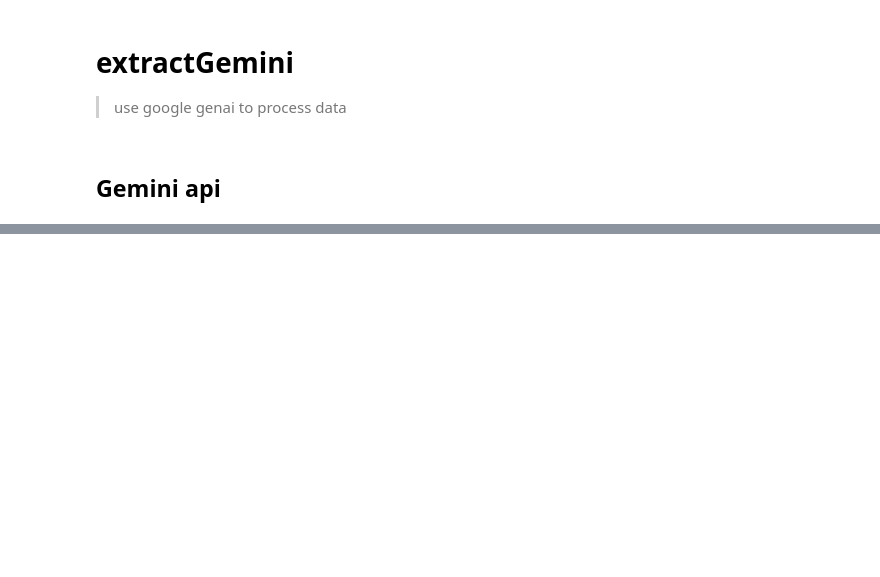
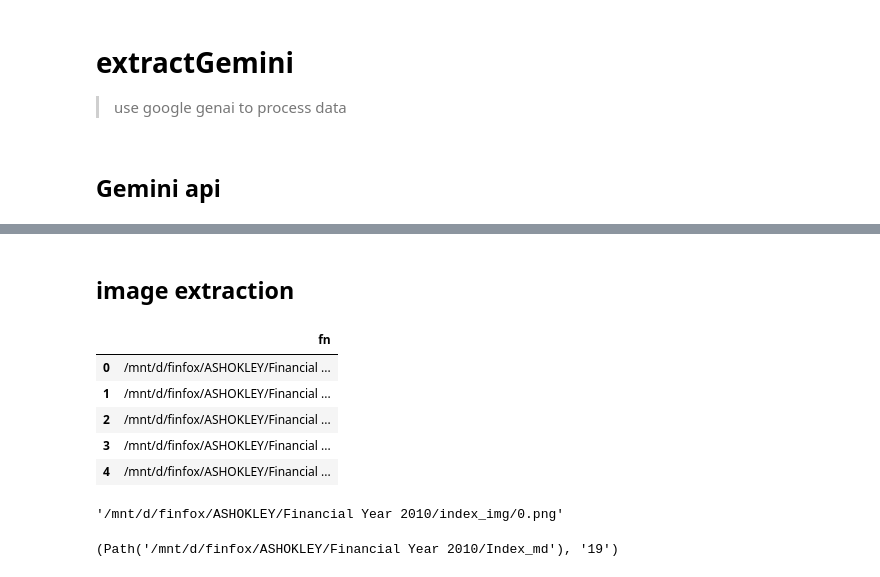
Before and after one commit to tripathysagar/finfox, a Jupyter notebook: nbs/02_extractGemini.ipynb, the cells around one changed output, grey strips where cells are left out. Saved outputs shown, nothing was run; the diff lists cells and outputs as text; code cells hidden in the pictures; blank space fills up the shorter version.

```diff
--- a/nbs/02_extractGemini.ipynb
+++ b/nbs/02_extractGemini.ipynb
@@ -34,0 +55,2 @@ KeyError: 'gemini_key'
+# %% [markdown]
+## image extraction
@@ -34,0 +109,14 @@ KeyError: 'gemini_key'
+# %%
+df = pd.read_csv("imgs.csv")
+df.head()
+# %% [output]
+|  | fn |
+| 0 | /mnt/d/finfox/ASHOKLEY/Financial ... |
+| 1 | /mnt/d/finfox/ASHOKLEY/Financial ... |
+| 2 | /mnt/d/finfox/ASHOKLEY/Financial ... |
+| 3 | /mnt/d/finfox/ASHOKLEY/Financial ... |
+| 4 | /mnt/d/finfox/ASHOKLEY/Financial ... |
+# %%
+df.iloc[0]['fn']
+# %% [output]
+'/mnt/d/finfox/ASHOKLEY/Financial Year 2010/index_img/0.png'
@@ -34,0 +139,4 @@ KeyError: 'gemini_key'
+# %%
+fn.parent.parent/"Index_md",  fn.name.split('.')[0]
+# %% [output]
+(Path('/mnt/d/finfox/ASHOKLEY/Financial Year 2010/Index_md'), '19')
```
Also changed, not shown: parts of 23 cells of this notebook, 17 other files.
